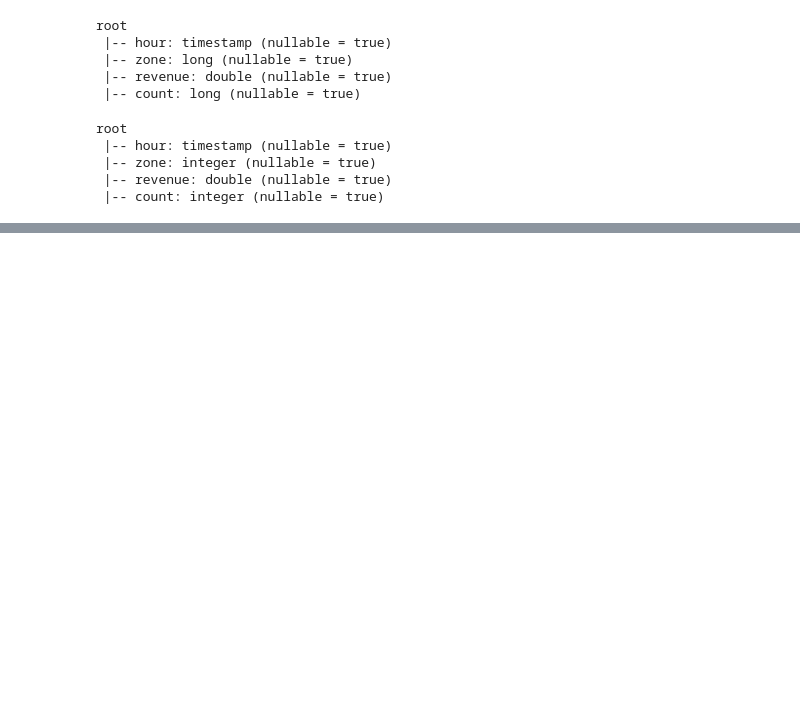
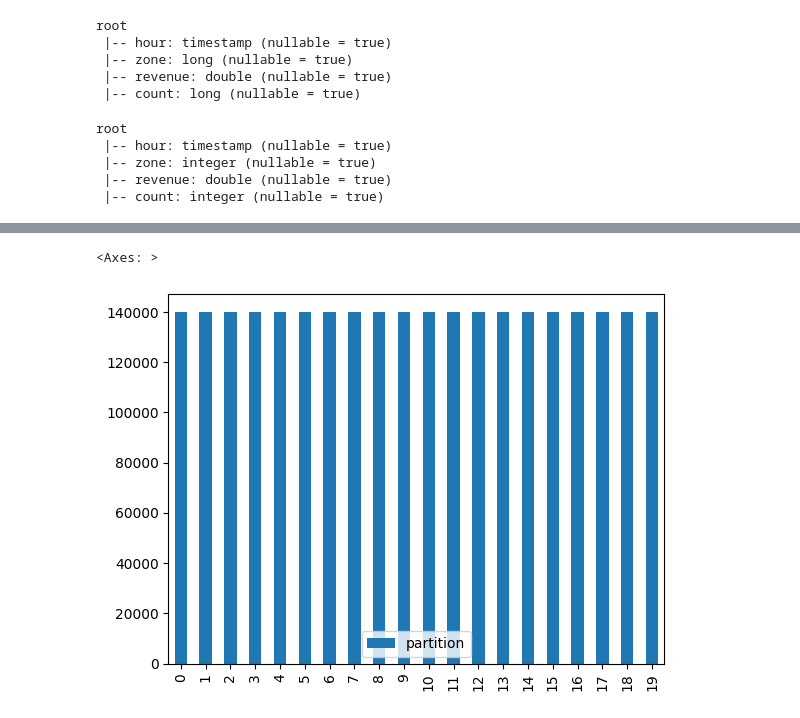
Before and after one commit to Tryd3x/zoomcamp, a Jupyter notebook: batch-processing/notebooks/rdds.ipynb, the cells around one changed output, grey strips where cells are left out. Drawn from its saved outputs; the diff is of its cells as text; code cells hidden in the pictures; blank space fills up the shorter version.

```diff
--- a/batch-processing/notebooks/rdds.ipynb
+++ b/batch-processing/notebooks/rdds.ipynb
@@ -252,0 +278,7 @@ Scaling row group sizes to 95.00% for 8 writers
+# %%
+import pandas as pd
+
+# Load rdd as a pandas df
+row = duration_rdd.take(10)
+df = pd.DataFrame(row,columns=columns)
+df.info()
@@ -252,0 +334,11 @@ Scaling row group sizes to 95.00% for 8 writers
+# %%
+def fetch_count(rows):
+    df = pd.DataFrame(rows, columns=columns) # convert each partition into pd dataframe
+    cnt = len(df) # Calculate number of rows
+    return [cnt] # return number of rows
+# %%
+r = duration_rdd.mapPartitions(fetch_count).collect()
+pd.DataFrame(r,columns=['partition']).plot(kind='bar')
+# %% [output]
+<Axes: >
+[figure, added]
```
Also changed, not shown: parts of 15 cells of this notebook, 1 other file.
